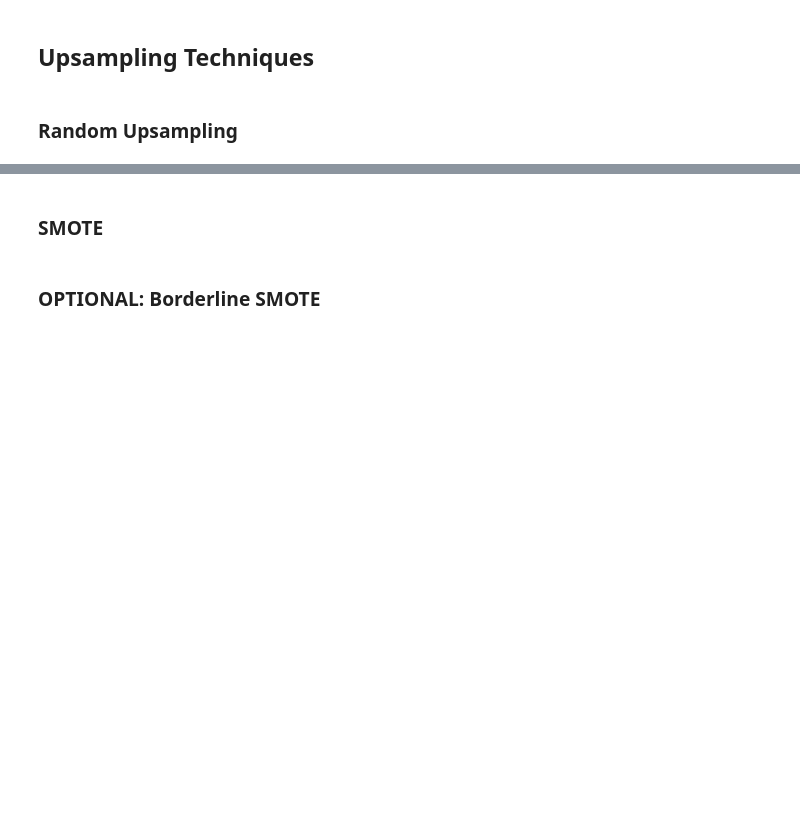
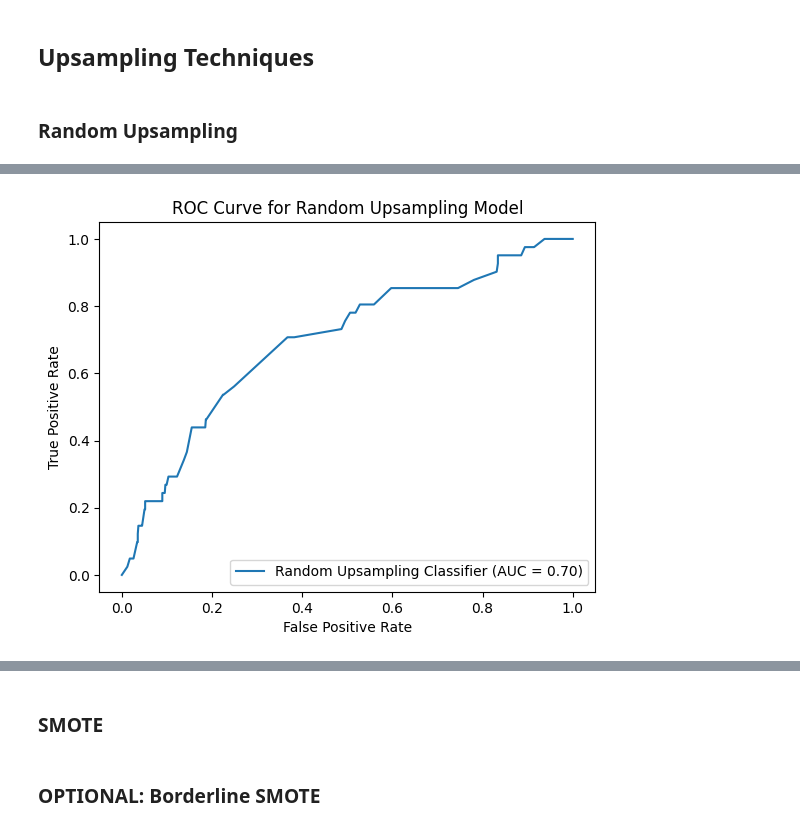
Before and after one commit to canoepus/think, a Jupyter notebook: upsampling.ipynb, the cells around one changed output, grey strips where cells are left out. Drawn from its saved outputs; the diff is of its cells as text; code cells hidden in the pictures; blank space fills up the shorter version.

```diff
--- a/upsampling.ipynb
+++ b/upsampling.ipynb
@@ -238,0 +281,9 @@ Percentage of b1 data 6.58 %
+# %%
+# Make the classifier.
+# Using default values except:
+# Max depth of each tree is 2
+# The randomn_state sets the seed for the randomness in bootstrapping the data for each decision tree
+classifier_upsampled = RandomForestClassifier(max_depth=2, random_state=0)
+
+# Train the classifier
+classifier_upsampled.fit(X_train_upsampled, Y_train_upsampled)
@@ -238,0 +292,8 @@ Percentage of b1 data 6.58 %
+# %%
+# Running the test set through the model
+# This function outputs the probability for each class
+upsampled_output = classifier_upsampled.predict_proba(X_test)
+# Peak into a few predicted output probabilities: (probability of class 0, probability of class 1)
+print(upsampled_output[:10])
+# Grab the predicted probabilities for class 1 (We treat this as the positive, minority class)
+y_class1_pred_prob_upsampled = upsampled_output[:, 1]
@@ -238,0 +317,17 @@ Percentage of b1 data 6.58 %
+# %%
+# Plotting the ROC curve
+upsampled_display_roc = metrics.RocCurveDisplay.from_predictions(
+    Y_test,
+    y_class1_pred_prob_upsampled,
+    pos_label=1,
+    name='Random Upsampling Classifier',
+    # plot_chance_level=True, # Plots the ROC curve for a random classifier
+)
+
+# Labeling and TItling the Plot
+plt.title("ROC Curve for Random Upsampling Model")
+plt.xlabel("False Positive Rate")
+plt.ylabel("True Positive Rate")
+plt.show()
+# %% [output]
+[figure, added]
```
Also changed, not shown: parts of 12 cells of this notebook.
